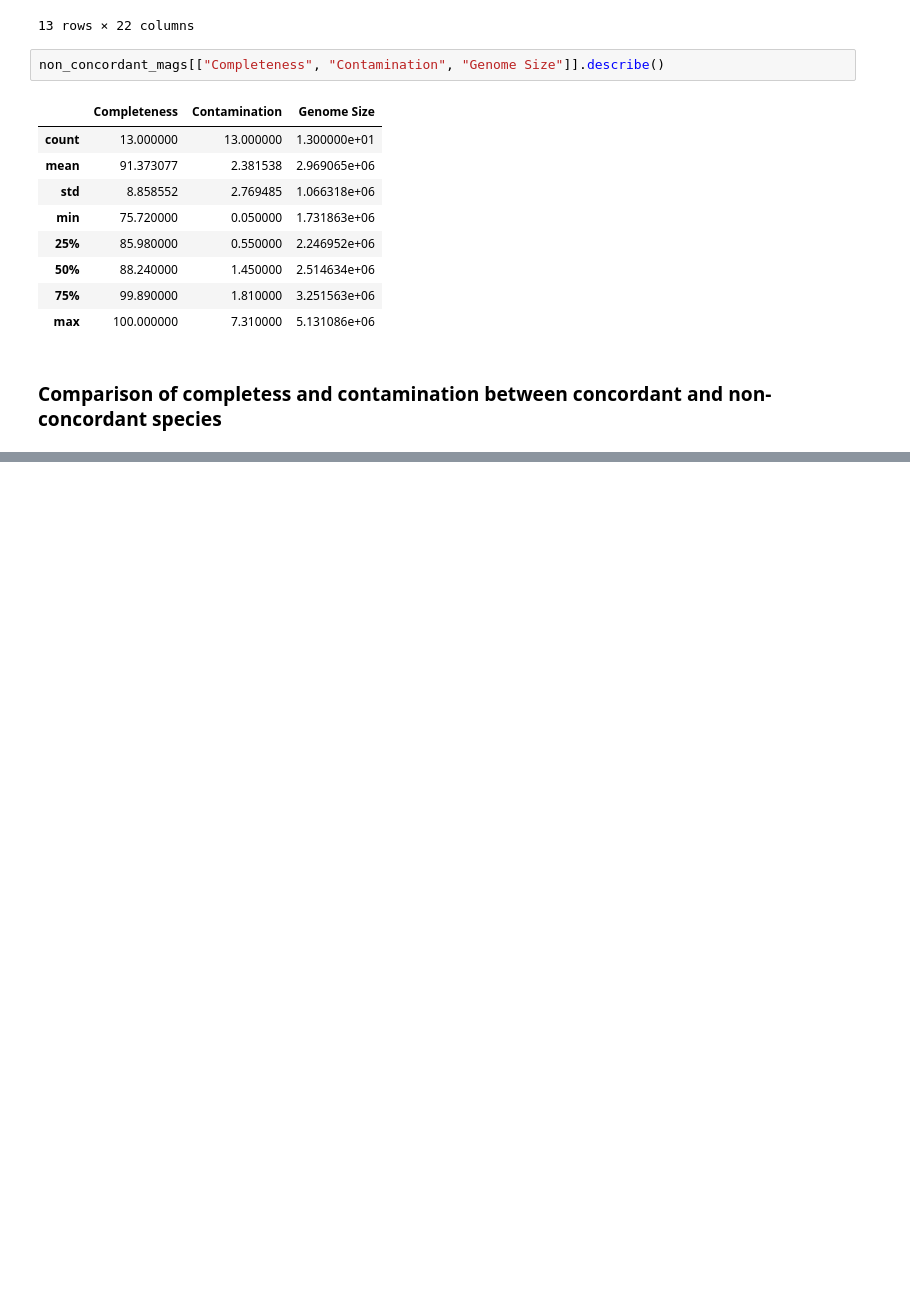
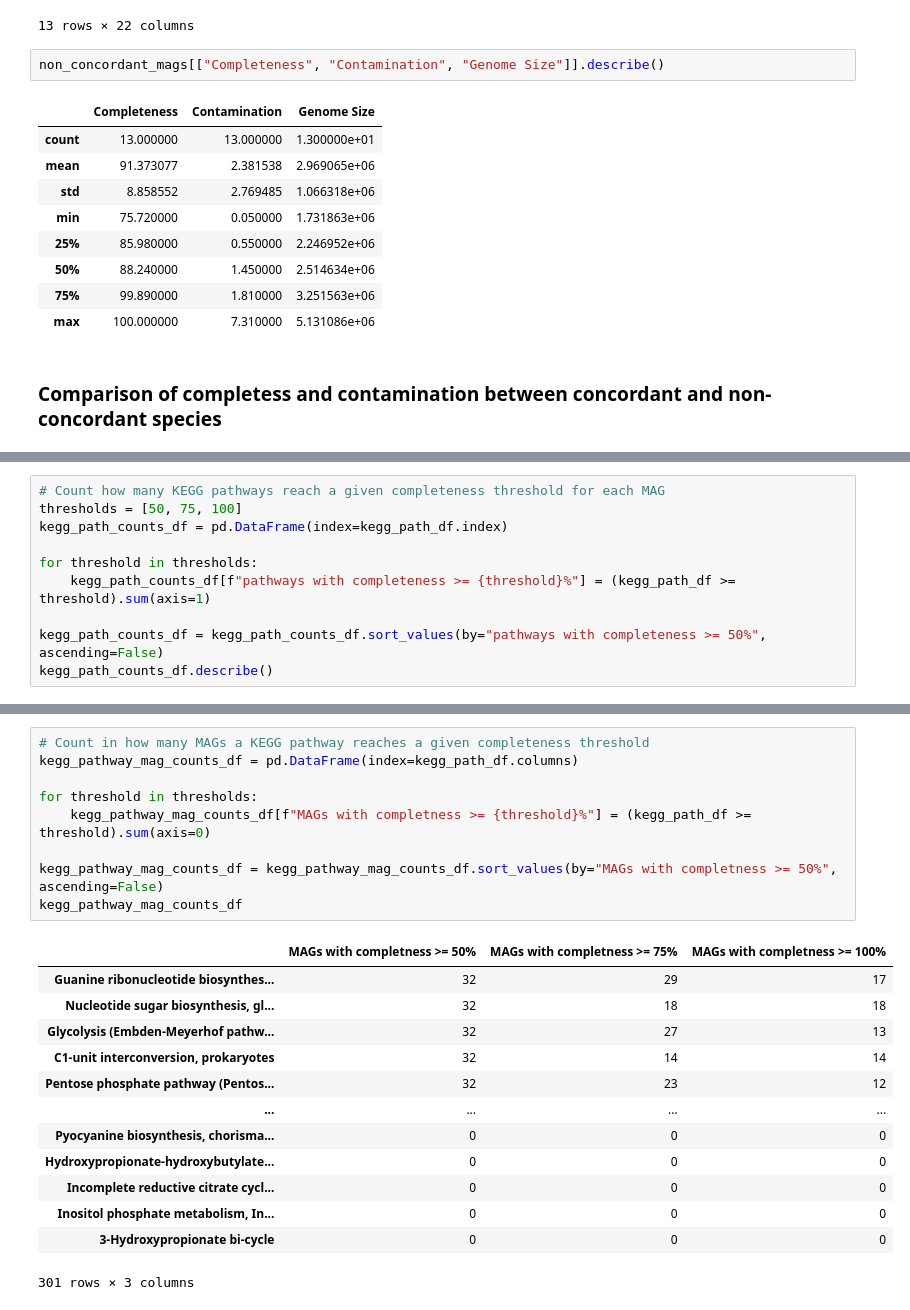
Before and after one commit to usegalaxy-eu/FAIRyMAGs, a Jupyter notebook: bin/use-case-bee-microbiome-exploration.ipynb, the cells around one changed output, grey strips where cells are left out. Drawn from its saved outputs; the diff is of its cells as text; blank space fills up the shorter version.

```diff
--- a/bin/use-case-bee-microbiome-exploration.ipynb
+++ b/bin/use-case-bee-microbiome-exploration.ipynb
@@ -293,0 +391,10 @@ plt.show()
+# %%
+# Count how many KEGG pathways reach a given completeness threshold for each MAG
+thresholds = [50, 75, 100]
+kegg_path_counts_df = pd.DataFrame(index=kegg_path_df.index)
+
+for threshold in thresholds:
+    kegg_path_counts_df[f"pathways with completeness >= {threshold}%"] = (kegg_path_df >= threshold).sum(axis=1)
+
+kegg_path_counts_df = kegg_path_counts_df.sort_values(by="pathways with completeness >= 50%", ascending=False)
+kegg_path_counts_df.describe()
@@ -293,0 +411,23 @@ plt.show()
+# %%
+# Count in how many MAGs a KEGG pathway reaches a given completeness threshold
+kegg_pathway_mag_counts_df = pd.DataFrame(index=kegg_path_df.columns)
+
+for threshold in thresholds:
+    kegg_pathway_mag_counts_df[f"MAGs with completness >= {threshold}%"] = (kegg_path_df >= threshold).sum(axis=0)
+
+kegg_pathway_mag_counts_df = kegg_pathway_mag_counts_df.sort_values(by="MAGs with completness >= 50%", ascending=False)
+kegg_pathway_mag_counts_df
+# %% [output]
+|  | MAGs with completness >= 50% | MAGs with completness >= 75% | MAGs with completness >= 100% |
+| Guanine ribonucleotide biosynthes... | 32 | 29 | 17 |
+| Nucleotide sugar biosynthesis, gl... | 32 | 18 | 18 |
+| Glycolysis (Embden-Meyerhof pathw... | 32 | 27 | 13 |
+| C1-unit interconversion, prokaryotes | 32 | 14 | 14 |
+| Pentose phosphate pathway (Pentos... | 32 | 23 | 12 |
+| ... | ... | ... | ... |
+| Pyocyanine biosynthesis, chorisma... | 0 | 0 | 0 |
+| Hydroxypropionate-hydroxybutylate... | 0 | 0 | 0 |
+| Incomplete reductive citrate cycl... | 0 | 0 | 0 |
+| Inositol phosphate metabolism, In... | 0 | 0 | 0 |
+| 3-Hydroxypropionate bi-cycle | 0 | 0 | 0 |
+301 rows × 3 columns
```
Also changed, not shown: parts of 13 cells of this notebook, 1 other file.
